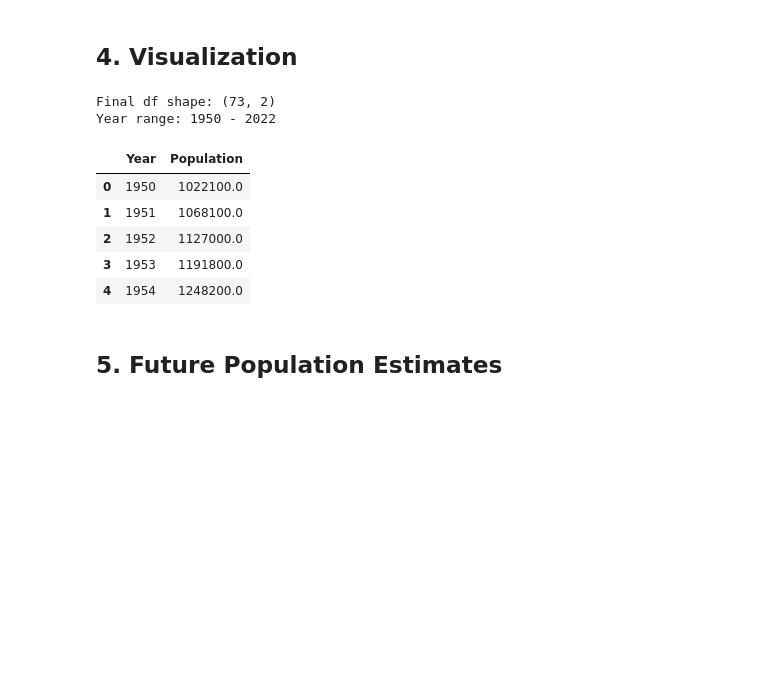
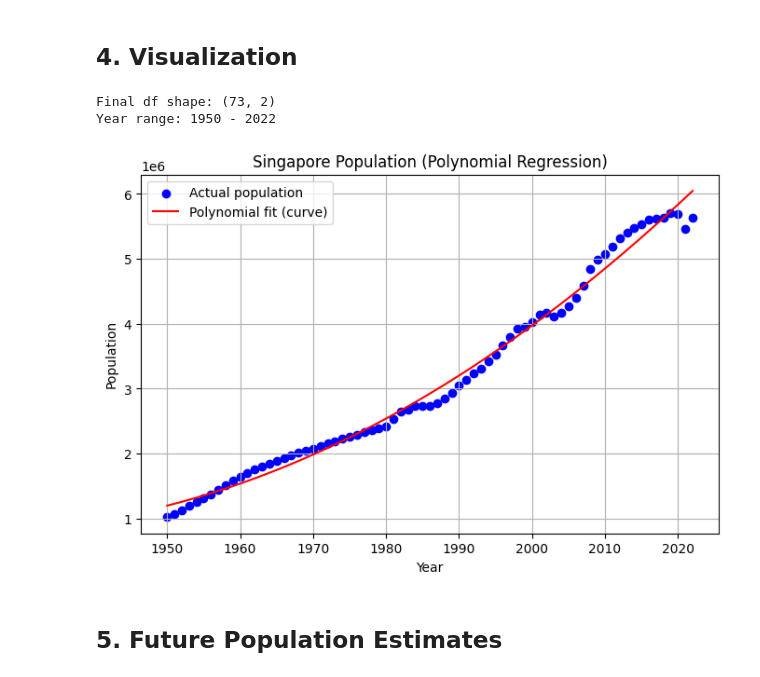
Before and after one commit to Cas0801/TrendRadar, a Jupyter notebook: “Group_X_Project_FINAL_ipynb”的最终版本.ipynb, the cells around one changed output. Drawn from its saved outputs; the diff is of its cells as text; code cells hidden in the pictures; blank space fills up the shorter version.

```diff
--- a/“Group_X_Project_FINAL_ipynb”的最终版本.ipynb
+++ b/“Group_X_Project_FINAL_ipynb”的最终版本.ipynb
@@ -152,39 +152,66 @@ for i in range(len(raw)):
     row = pd.to_numeric(raw.iloc[i, 1:], errors="coerce")
     if row.notna().sum() >= 20 and row.min() >= 1900:
         year_row_idx = i
         break
 
 if year_row_idx is None:
     raise ValueError("Cannot find year row automatically.")
 
 # 人口行 = 年份行的下一行
 pop_row_idx = year_row_idx + 1
 
 years = pd.to_numeric(raw.iloc[year_row_idx, 1:], errors="coerce")
 population = pd.to_numeric(raw.iloc[pop_row_idx, 1:], errors="coerce")
 
 df = pd.DataFrame({
     "Year": years,
     "Population": population
 })
 
 df = df.dropna()
 df["Year"] = df["Year"].astype(int)
 df["Population"] = df["Population"].astype(float)
 df = df.sort_values("Year").reset_index(drop=True)
 
 print("Final df shape:", df.shape)
 print("Year range:", df["Year"].min(), "-", df["Year"].max())
 df.head()
+
+import matplotlib.pyplot as plt
+from sklearn.preprocessing import PolynomialFeatures
+from sklearn.linear_model import LinearRegression
+
+# X 和 y
+X = df["Year"].values.reshape(-1, 1)
+y = df["Population"].values
+
+# 多项式特征（二次或三次都可以）
+poly = PolynomialFeatures(degree=2)   # ← 改成 3 就是三次曲线
+X_poly = poly.fit_transform(X)
+
+# 拟合模型
+model = LinearRegression()
+model.fit(X_poly, y)
+
+# 生成平滑年份用于画曲线
+X_smooth = np.linspace(X.min(), X.max(), 300).reshape(-1, 1)
+X_smooth_poly = poly.transform(X_smooth)
+y_smooth = model.predict(X_smooth_poly)
+
+# 画图
+plt.figure(figsize=(8, 5))
+plt.scatter(X, y, label="Actual population", color="blue")
+plt.plot(X_smooth, y_smooth, label="Polynomial fit (curve)", color="red")
+plt.xlabel("Year")
+plt.ylabel("Population")
+plt.title("Singapore Population (Polynomial Regression)")
+plt.legend()
+plt.grid(True)
+plt.show()
 # %% [output]
 Final df shape: (73, 2)
 Year range: 1950 - 2022
-|  | Year | Population |
-| 0 | 1950 | 1022100.0 |
-| 1 | 1951 | 1068100.0 |
-| 2 | 1952 | 1127000.0 |
-| 3 | 1953 | 1191800.0 |
-| 4 | 1954 | 1248200.0 |
+[figure, added]
 # %% [markdown]
 ## 5. Future Population Estimates
 # %%
```
